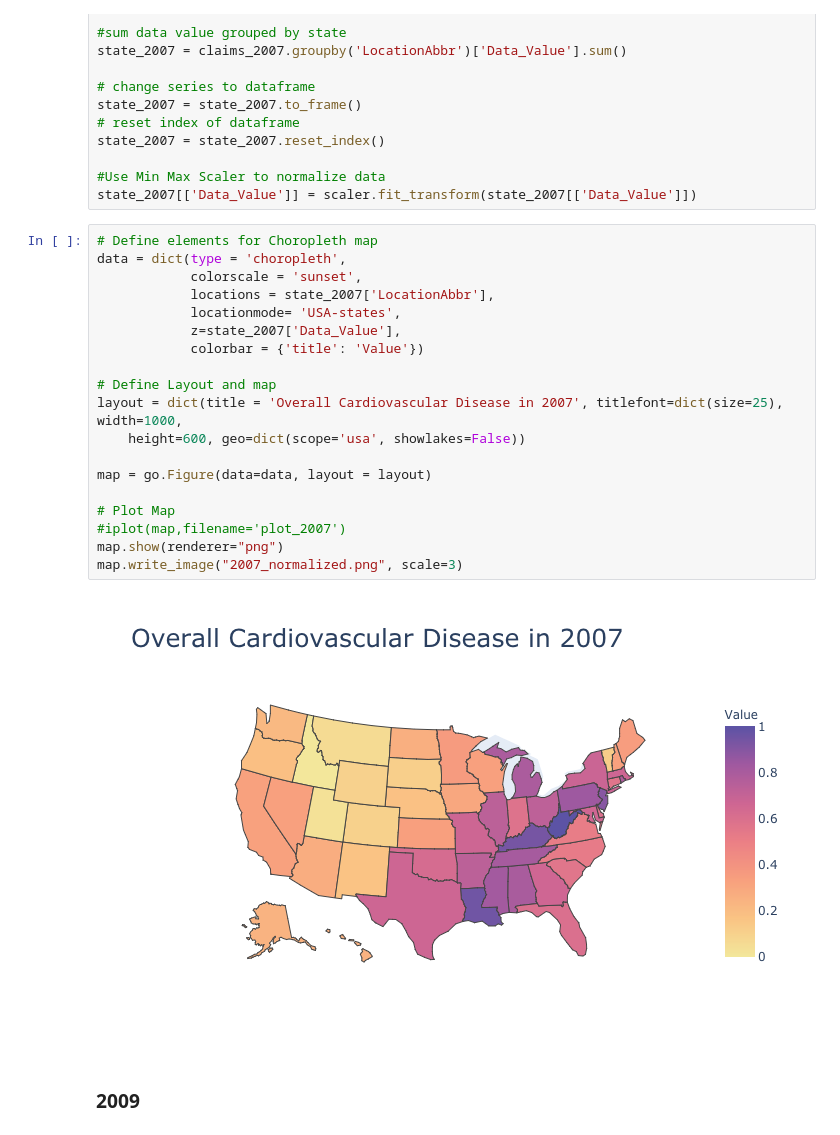
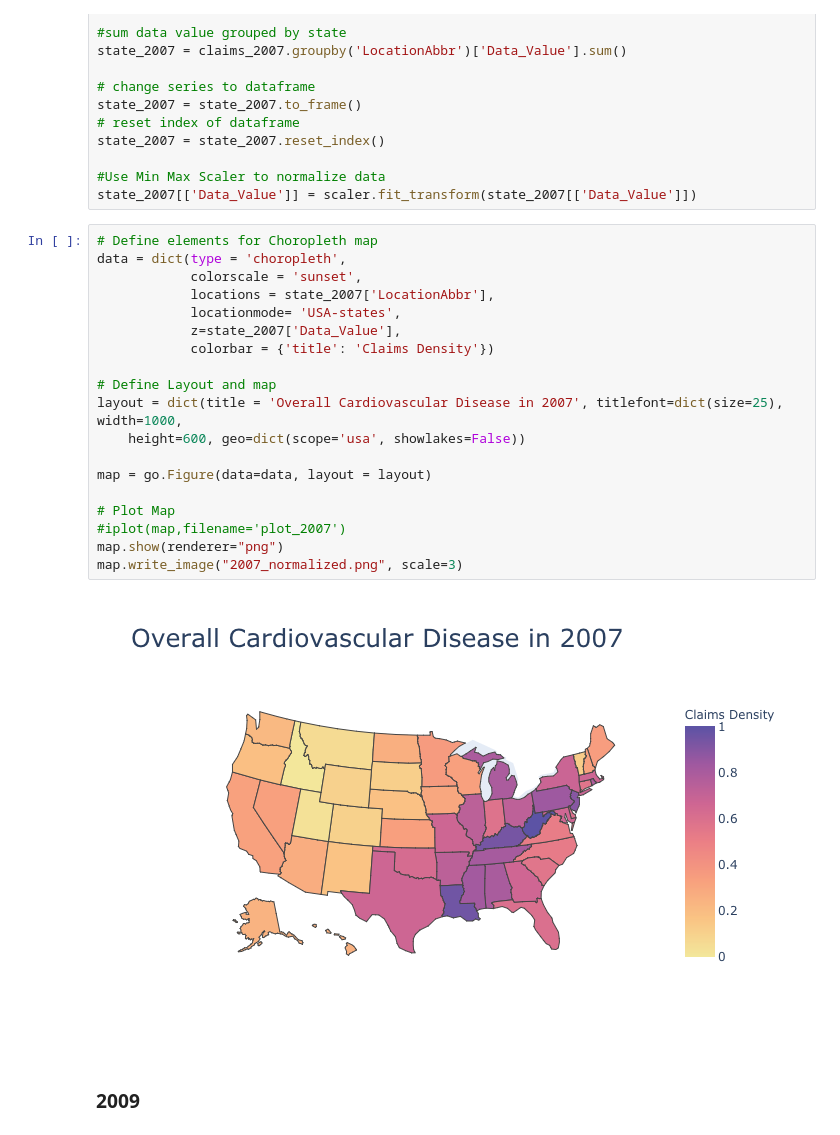
Before and after one commit to jsbernet/capstone_healthcare, a Jupyter notebook: Claims_map_cardiovascular_disease/Claims_maps_2004_2013.ipynb, the cells around one changed output. Saved outputs shown, nothing was run; the diff lists cells and outputs as text.

Commit message:
Updated map legend to reflect "Claims Density"

```diff
--- a/Claims_map_cardiovascular_disease/Claims_maps_2004_2013.ipynb
+++ b/Claims_map_cardiovascular_disease/Claims_maps_2004_2013.ipynb
@@ -298,24 +298,24 @@ state_2007[['Data_Value']] = scaler.fit_transform(state_2007[['Data_Value']])
 # %%
 # Define elements for Choropleth map
 data = dict(type = 'choropleth',
             colorscale = 'sunset',
             locations = state_2007['LocationAbbr'],
             locationmode= 'USA-states',
             z=state_2007['Data_Value'],
-            colorbar = {'title': 'Value'})
+            colorbar = {'title': 'Claims Density'})
 
 # Define Layout and map
 layout = dict(title = 'Overall Cardiovascular Disease in 2007', titlefont=dict(size=25), width=1000,
     height=600, geo=dict(scope='usa', showlakes=False))
 
 map = go.Figure(data=data, layout = layout)
 
 # Plot Map
 #iplot(map,filename='plot_2007')
 map.show(renderer="png")
 map.write_image("2007_normalized.png", scale=3)
 # %% [output]
-[figure, old version]
+[figure, new version]
 # %% [markdown]
 ### 2009
 # %%
```
Also changed, not shown: parts of 10 cells of this notebook.
